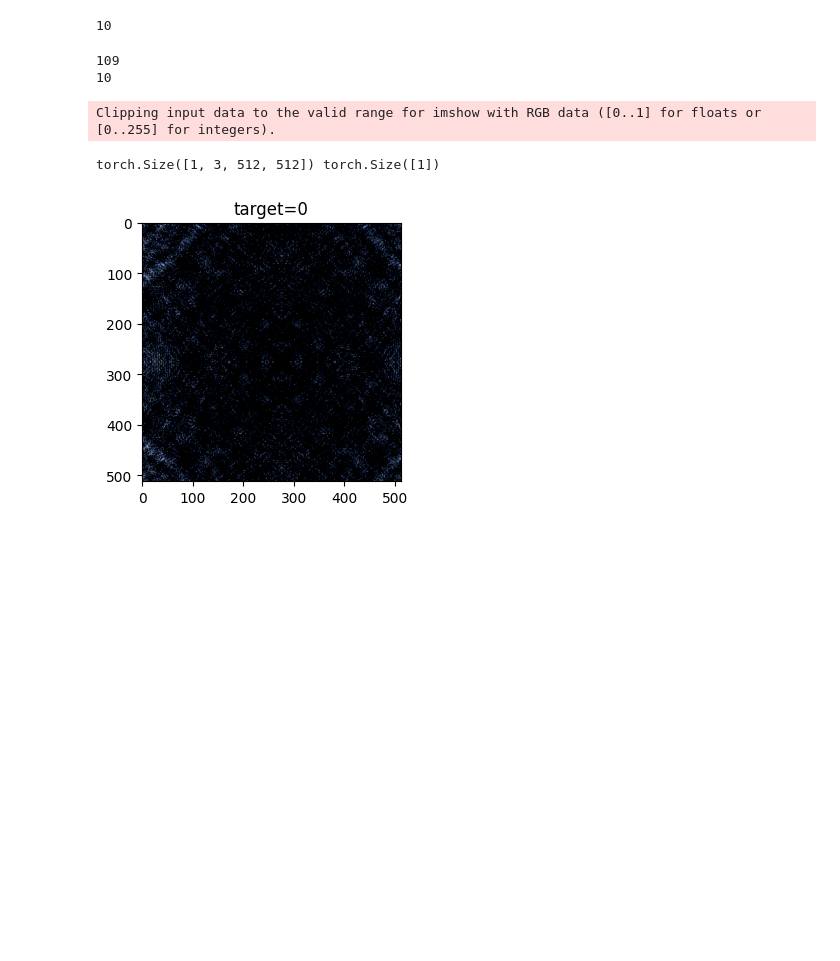
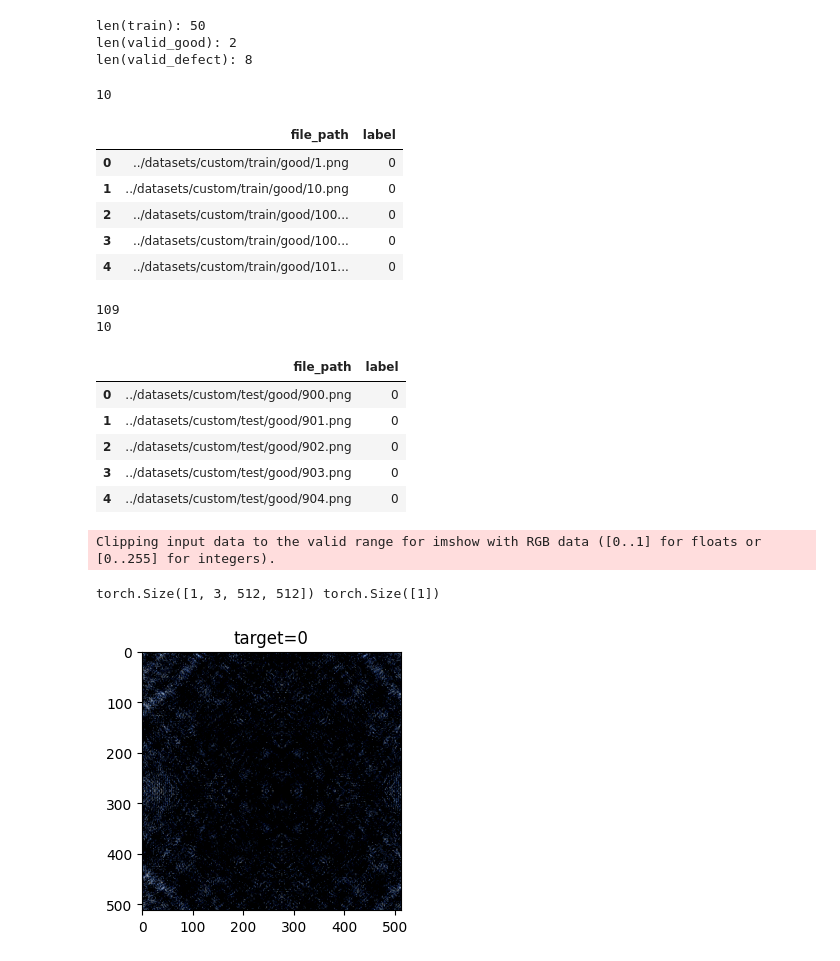
Before and after one commit to riron1206/ind_knn_ad_MyDataset, a Jupyter notebook: work/run_import.ipynb, the cells around one changed output. Cells and saved outputs as stored; diff of their text form; code cells hidden in the pictures; blank space fills up the shorter version.

```diff
--- a/work/ind_knn_ad_MyDataset.ipynb
+++ b/work/run_import.ipynb
@@ -33,20 +37,0 @@ os.makedirs(output_dir, exist_ok=True)
-# %%
-def seed_everything(seed: int):
-    """乱数シード初期化"""
-    random.seed(seed)
-    os.environ['PYTHONHASHSEED'] = str(seed)
-    np.random.seed(seed)
-    torch.manual_seed(seed)
-    torch.cuda.manual_seed(seed)
-    torch.cuda.manual_seed_all(seed)
-    torch.backends.cudnn.benchmark = False
-
-seed_everything(0)
-# %%
-good_paths = sorted(glob.glob(f"{input_dir}/train/good/*"))
-print(len(good_paths))
-train = pd.DataFrame({"file_path": good_paths, "label": 0})
-train.to_csv(f"{output_dir}/train.csv", index=False)
-#train
-# %% [output]
-10
@@ -53,15 +53,64 @@ train.to_csv(f"{output_dir}/train.csv", index=False)
+# %%
+# sample_data
+def _make_sample_csv(output_dir="."):
+    """ind_knn_adのサンプル画像から入力用csv作成"""
+    good_paths = sorted(glob.glob(f"./ind_knn_ad/datasets/transistor_reduced/train/good/*"))
+    print("len(train):", len(good_paths))
+    train = pd.DataFrame({"file_path": good_paths, "label": 0})
+    train.to_csv(f"{output_dir}/train.csv", index=False)
+
+    good_paths = sorted(glob.glob(f"./ind_knn_ad/datasets/transistor_reduced/test/good/*"))
+    defect_paths = []
+    for d in ["misplaced", "damaged_case", "cut_lead", "bent_lead"]:
+        defect_paths += sorted(glob.glob(f"./ind_knn_ad/datasets/transistor_reduced/test/{d}/*"))
+    print("len(valid_good):", len(good_paths))
+    print("len(valid_defect):", len(defect_paths))
+    valid_good = pd.DataFrame({"file_path": good_paths, "label": 0})
+    valid_defect = pd.DataFrame({"file_path": defect_paths, "label": 1})
+    valid = pd.concat([valid_good, valid_defect], ignore_index=True)
+    valid.to_csv(f"{output_dir}/valid.csv", index=False)
+
+_make_sample_csv(output_dir=".")
+input_dir = "../datasets/custom"
+output_dir = "./output/import"
+os.makedirs(output_dir, exist_ok=True)
+# %% [output]
+len(train): 50
+len(valid_good): 2
+len(valid_defect): 8
 # %%
+seed_everything(0)
+
+good_paths = sorted(glob.glob(f"{input_dir}/train/good/*"))
+print(len(good_paths))
+train = pd.DataFrame({"file_path": good_paths, "label": 0})
+train.to_csv(f"./train.csv", index=False)
+display(train.head())
+
 good_paths = sorted(glob.glob(f"{input_dir}/test/good/*"))
 print(len(good_paths))
 valid_good = pd.DataFrame({"file_path": good_paths, "label": 0})
 
 defect_paths = sorted(glob.glob(f"{input_dir}/test/defect/*"))
 print(len(defect_paths))
 valid_defect = pd.DataFrame({"file_path": defect_paths, "label": 1})
 
 valid = pd.concat([valid_good, valid_defect], ignore_index=True)
-valid.to_csv(f"{output_dir}/valid.csv", index=False)
-#valid
+valid.to_csv(f"./valid.csv", index=False)
+display(valid.head())
 # %% [output]
-109
 10
+|  | file_path | label |
+| 0 | ../datasets/custom/train/good/1.png | 0 |
+| 1 | ../datasets/custom/train/good/10.png | 0 |
+| 2 | ../datasets/custom/train/good/100... | 0 |
+| 3 | ../datasets/custom/train/good/100... | 0 |
+| 4 | ../datasets/custom/train/good/101... | 0 |
+109
+10
+|  | file_path | label |
+| 0 | ../datasets/custom/test/good/900.png | 0 |
+| 1 | ../datasets/custom/test/good/901.png | 0 |
+| 2 | ../datasets/custom/test/good/902.png | 0 |
+| 3 | ../datasets/custom/test/good/903.png | 0 |
+| 4 | ../datasets/custom/test/good/904.png | 0 |
```
Also changed, not shown: parts of 13 cells of this notebook, 6 other files.
